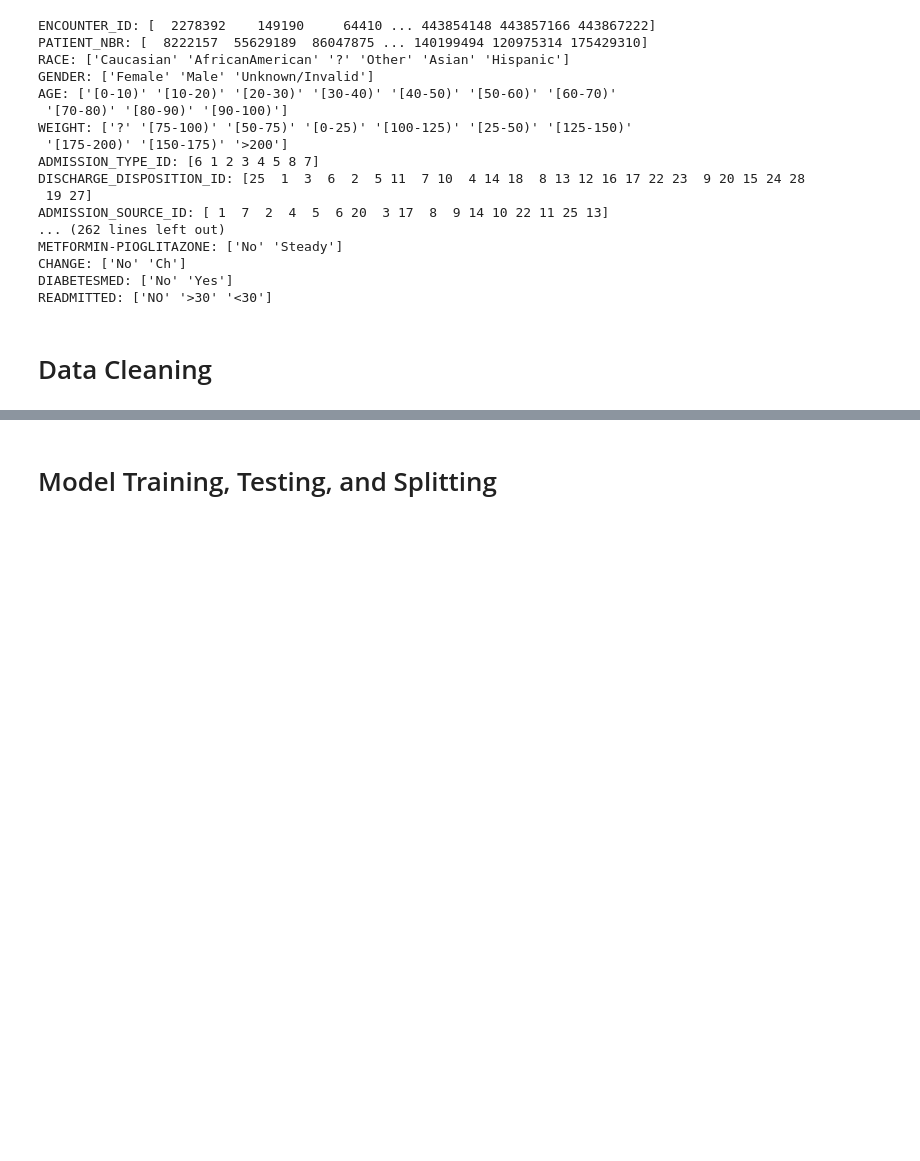
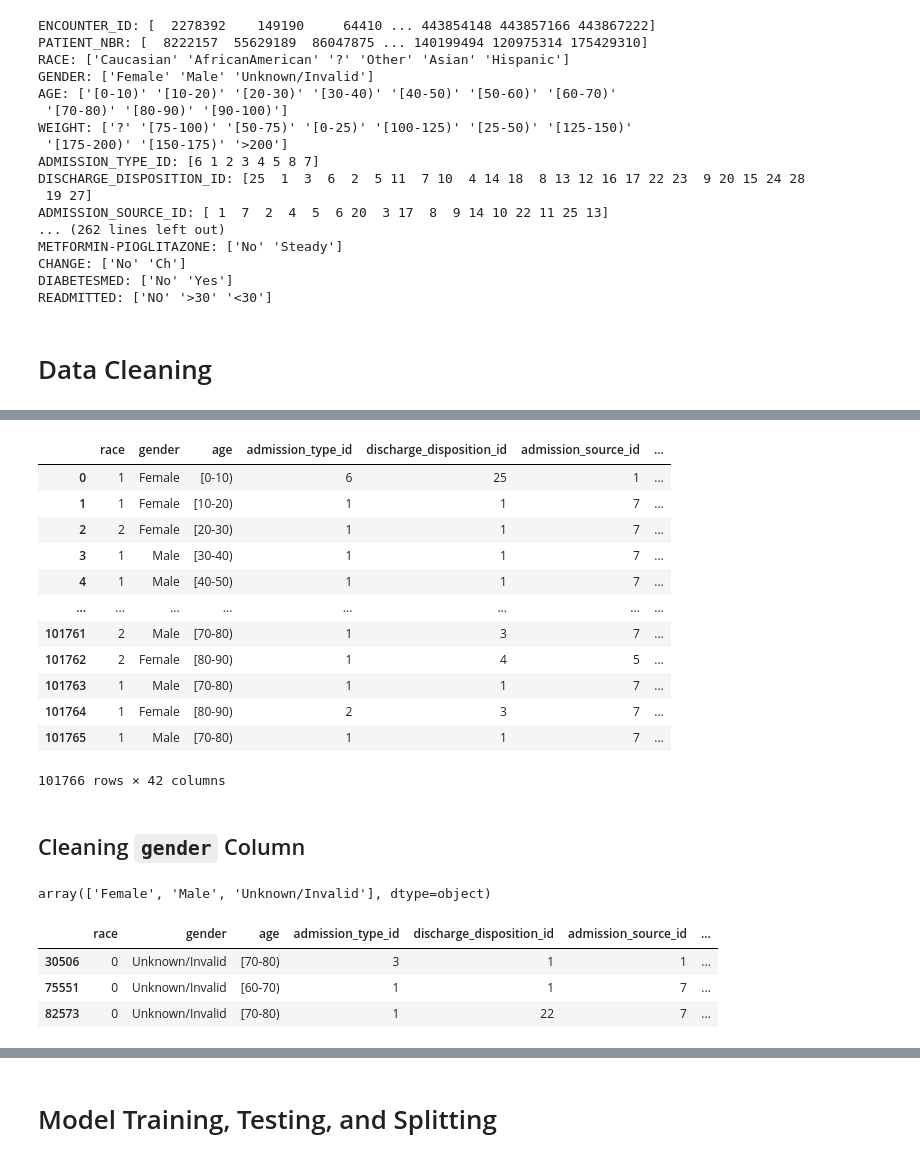
Before and after one commit to nickdlc/CUNY-Data-Analytics, a Jupyter notebook: mini_projects/machine_learning/Data_Analytics_Mini_Project03.ipynb, the cells around one changed output, grey strips where cells are left out. Saved outputs shown, nothing was run; the diff lists cells and outputs as text; code cells hidden in the pictures; blank space fills up the shorter version.

````diff
--- a/mini_projects/machine_learning/Data_Analytics_Mini_Project03.ipynb
+++ b/mini_projects/machine_learning/Data_Analytics_Mini_Project03.ipynb
@@ -128,0 +150,45 @@ df = data.drop(['ENCOUNTER_ID', 'PATIENT_NBR', 'MEDICAL'])
+# %%
+# Replace the gender values with the following mapping:
+# ? -> 0
+# Other -> 0
+# Caucasian -> 1
+# AfricanAmerican -> 2
+# Asian -> 3
+# Hispanic -> 4
+df['race'] = df['race'].replace({'?': 0,
+                                 'Other': 0,
+                                 'Caucasian': 1,
+                                 'AfricanAmerican': 2,
+                                 'Asian': 3,
+                                 'Hispanic': 4})
+# %%
+df
+# %% [output]
+|  | race | gender | age | admission_type_id | discharge_disposition_id | admission_source_id | ... |
+| 0 | 1 | Female | [0-10) | 6 | 25 | 1 | ... |
+| 1 | 1 | Female | [10-20) | 1 | 1 | 7 | ... |
+| 2 | 2 | Female | [20-30) | 1 | 1 | 7 | ... |
+| 3 | 1 | Male | [30-40) | 1 | 1 | 7 | ... |
+| 4 | 1 | Male | [40-50) | 1 | 1 | 7 | ... |
+| ... | ... | ... | ... | ... | ... | ... | ... |
+| 101761 | 2 | Male | [70-80) | 1 | 3 | 7 | ... |
+| 101762 | 2 | Female | [80-90) | 1 | 4 | 5 | ... |
+| 101763 | 1 | Male | [70-80) | 1 | 1 | 7 | ... |
+| 101764 | 1 | Female | [80-90) | 2 | 3 | 7 | ... |
+| 101765 | 1 | Male | [70-80) | 1 | 1 | 7 | ... |
+101766 rows × 42 columns
+# %% [markdown]
+## Cleaning ```gender``` Column
+# %%
+# Get the unique values in the gender column
+df['gender'].unique()
+# %% [output]
+array(['Female', 'Male', 'Unknown/Invalid'], dtype=object)
+# %%
+# Check how many values are unknown/invalid
+df[df['gender'] == 'Unknown/Invalid']
+# %% [output]
+|  | race | gender | age | admission_type_id | discharge_disposition_id | admission_source_id | ... |
+| 30506 | 0 | Unknown/Invalid | [70-80) | 3 | 1 | 1 | ... |
+| 75551 | 0 | Unknown/Invalid | [60-70) | 1 | 1 | 7 | ... |
+| 82573 | 0 | Unknown/Invalid | [70-80) | 1 | 22 | 7 | ... |
````
Also changed, not shown: parts of 38 cells of this notebook.
